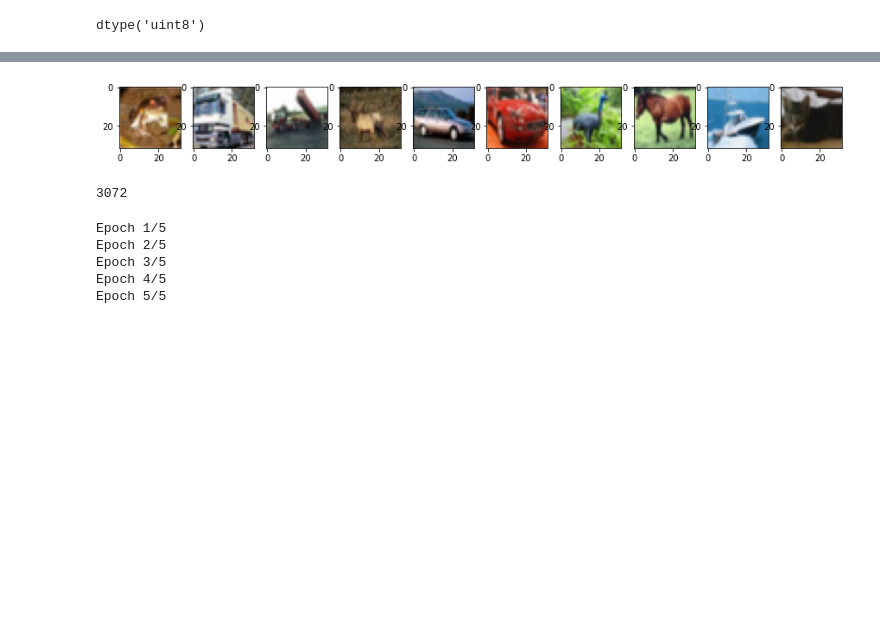
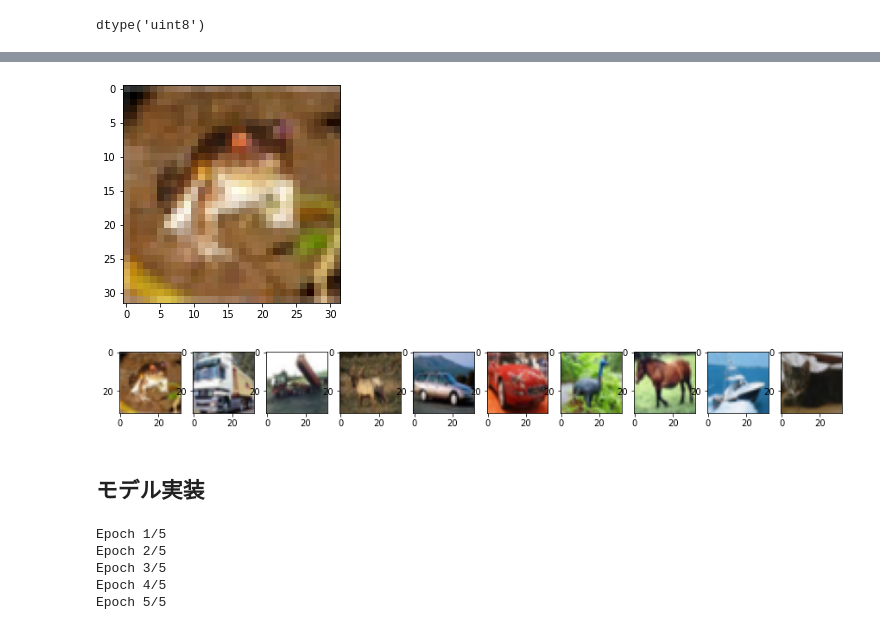
Before and after one commit to y14a-chikuwa/Generative_Deep_Learning, a Jupyter notebook: notebook/徳山_生成ディープラーニング2章.ipynb, the cells around one changed output, grey strips where cells are left out. Drawn from its saved outputs; the diff is of its cells as text; code cells hidden in the pictures; blank space fills up the shorter version.

```diff
--- a/notebook/徳山_生成ディープラーニング2章.ipynb
+++ b/notebook/徳山_生成ディープラーニング2章.ipynb
@@ -30,4 +40,4 @@ transform = transforms.Compose(
 # %%
-trainset=CIFAR10(root='./data', train=True, download=True, transform=transform)
+trainset=CIFAR10(root='../data', train=True, download=True, transform=transform)
 trainloader = torch.utils.data.DataLoader(trainset, batch_size=4, shuffle=True, num_workers=2)
 # %% [output]
@@ -77 +131,12 @@ trainset[0]
+# %%
+# 方法2 (実行結果は毎回変わらない)
+for i in range(1):
+  image, label = trainset[i]
+  np_image = image.numpy().copy()
+  img = np.transpose(np_image, (1,2,0) )
+  img2 = (img + 1)/2
+  plt.imshow(img2)
+plt.show()
+# %% [output]
+[figure, added]
 # %%
@@ -86,11 +152,8 @@ for i in range(10):
 plt.show()
 # %% [output]
 [figure]
-# %%
-
-32*32*3
-# %% [output]
-3072
+# %% [markdown]
+## モデル実装
 # %%
 class model(nn.Module):
     def __init__(self):
```
Also changed, not shown: parts of 18 cells of this notebook.
